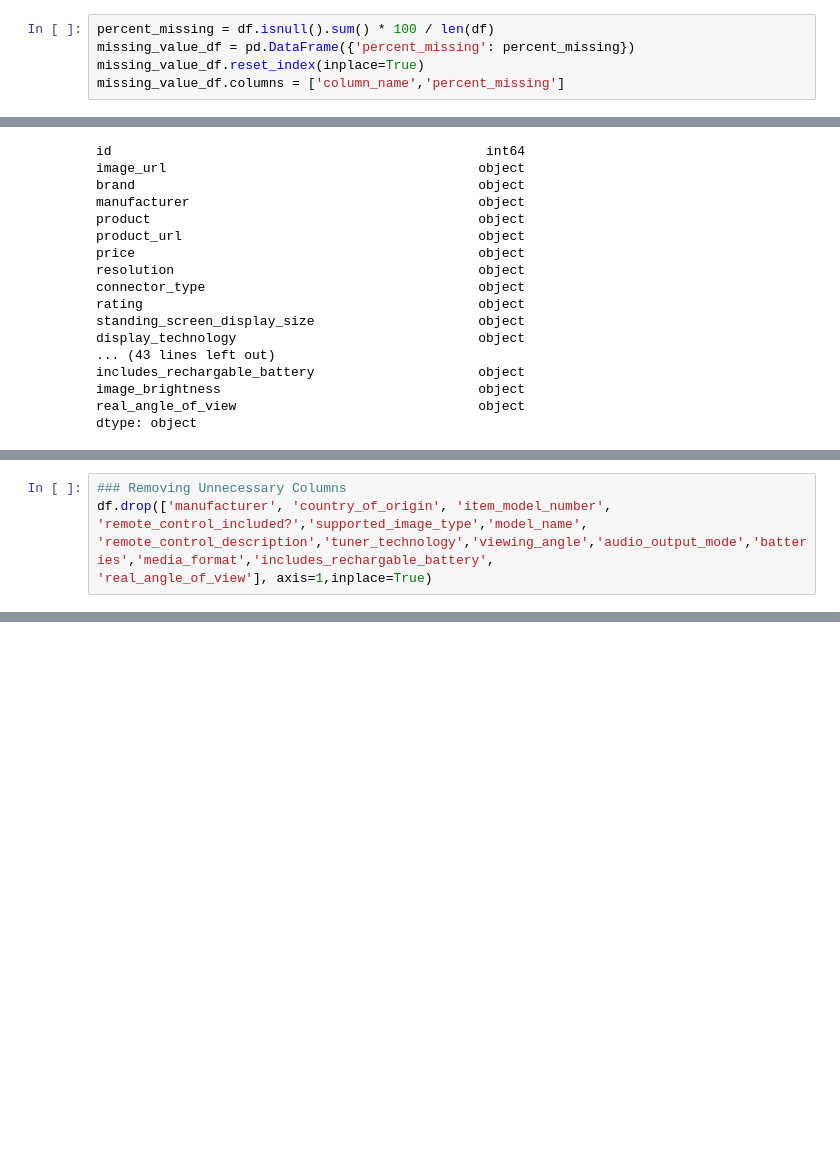
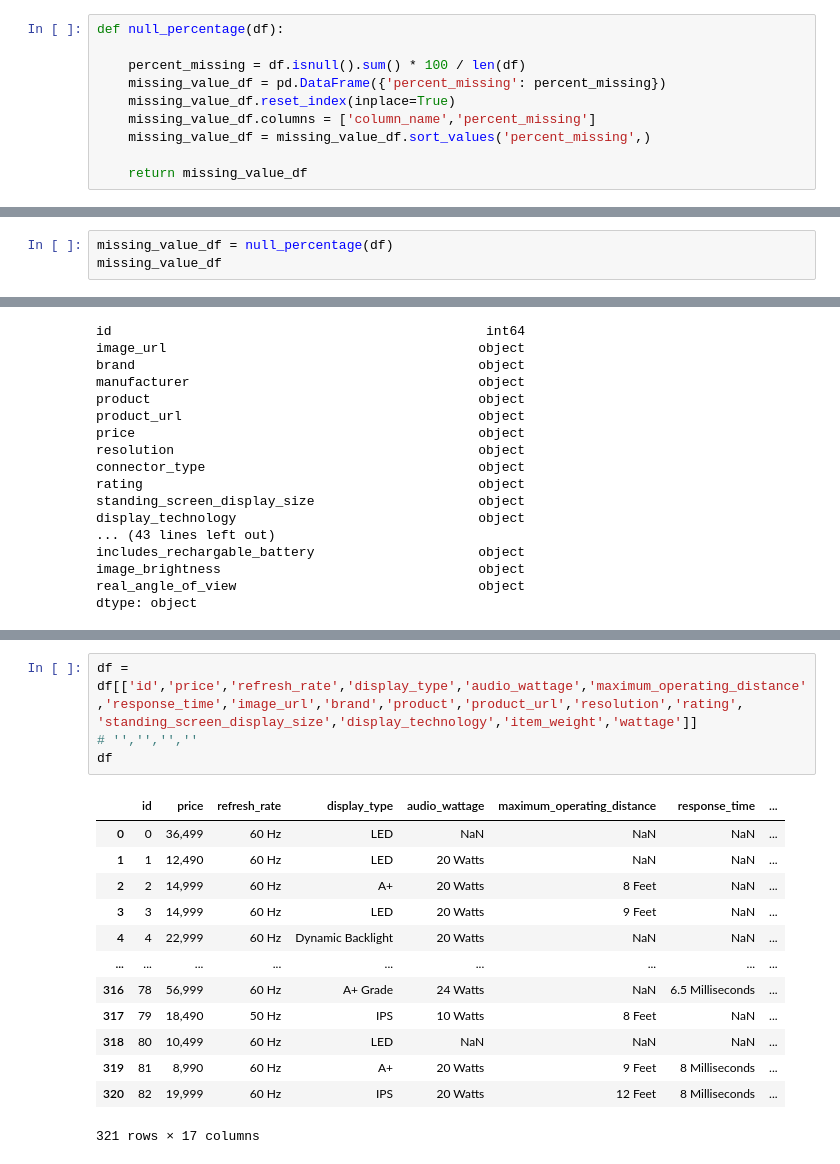
Before and after one commit to AjayKumarChintada/prodcut_recommend, a Jupyter notebook: notebooks/preprocessing.ipynb, the cells around one changed output, grey strips where cells are left out. Saved outputs shown, nothing was run; the diff lists cells and outputs as text; blank space fills up the shorter version.

```diff
--- a/notebooks/preprocessing.ipynb
+++ b/notebooks/preprocessing.ipynb
@@ -35,7 +35,12 @@ Item part number                 315
 Maximum Memory Supported         320
 Length: 76, dtype: int64
 # %%
-percent_missing = df.isnull().sum() * 100 / len(df)
-missing_value_df = pd.DataFrame({'percent_missing': percent_missing})
-missing_value_df.reset_index(inplace=True)
-missing_value_df.columns = ['column_name','percent_missing']
+def null_percentage(df):
+
+    percent_missing = df.isnull().sum() * 100 / len(df)
+    missing_value_df = pd.DataFrame({'percent_missing': percent_missing})
+    missing_value_df.reset_index(inplace=True)
+    missing_value_df.columns = ['column_name','percent_missing']
+    missing_value_df = missing_value_df.sort_values('percent_missing',)
+
+    return missing_value_df
@@ -59,0 +47,3 @@ print(missing_value_df)
+# %%
+missing_value_df = null_percentage(df)
+missing_value_df
@@ -93,5 +104,0 @@ df.head()
-# %%
-### Removing Unnecessary Columns
-df.drop(['manufacturer', 'country_of_origin', 'item_model_number', 'remote_control_included?','supported_image_type','model_name',
-'remote_control_description','tuner_technology','viewing_angle','audio_output_mode','batteries','media_format','includes_rechargable_battery',
-'real_angle_of_view'], axis=1,inplace=True)
@@ -107,0 +105,19 @@ df.head()
+# %%
+df = df[['id','price','refresh_rate','display_type','audio_wattage','maximum_operating_distance','response_time','image_url','brand','product','product_url','resolution','rating',
+'standing_screen_display_size','display_technology','item_weight','wattage']]
+# '','','',''
+df
+# %% [output]
+|  | id | price | refresh_rate | display_type | audio_wattage | maximum_operating_distance | response_time | ... |
+| 0 | 0 | 36,499 | 60 Hz | LED | NaN | NaN | NaN | ... |
+| 1 | 1 | 12,490 | 60 Hz | LED | 20 Watts | NaN | NaN | ... |
+| 2 | 2 | 14,999 | 60 Hz | A+ | 20 Watts | 8 Feet | NaN | ... |
+| 3 | 3 | 14,999 | 60 Hz | LED | 20 Watts | 9 Feet | NaN | ... |
+| 4 | 4 | 22,999 | 60 Hz | Dynamic Backlight | 20 Watts | NaN | NaN | ... |
+| ... | ... | ... | ... | ... | ... | ... | ... | ... |
+| 316 | 78 | 56,999 | 60 Hz | A+ Grade | 24 Watts | NaN | 6.5 Milliseconds | ... |
+| 317 | 79 | 18,490 | 50 Hz | IPS | 10 Watts | 8 Feet | NaN | ... |
+| 318 | 80 | 10,499 | 60 Hz | LED | NaN | NaN | NaN | ... |
+| 319 | 81 | 8,990 | 60 Hz | A+ | 20 Watts | 9 Feet | 8 Milliseconds | ... |
+| 320 | 82 | 19,999 | 60 Hz | IPS | 20 Watts | 12 Feet | 8 Milliseconds | ... |
+321 rows × 17 columns
```
Also changed, not shown: parts of 11 cells of this notebook.
